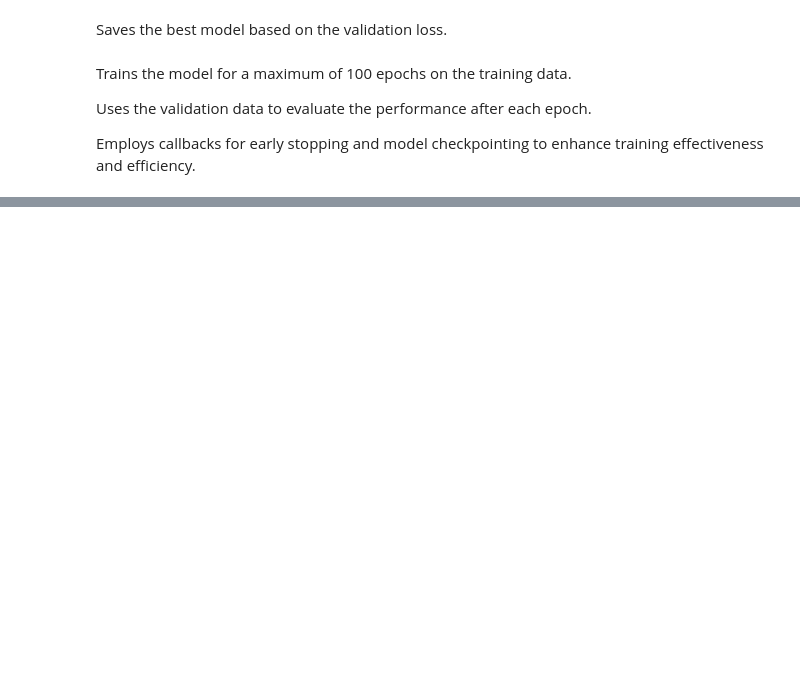
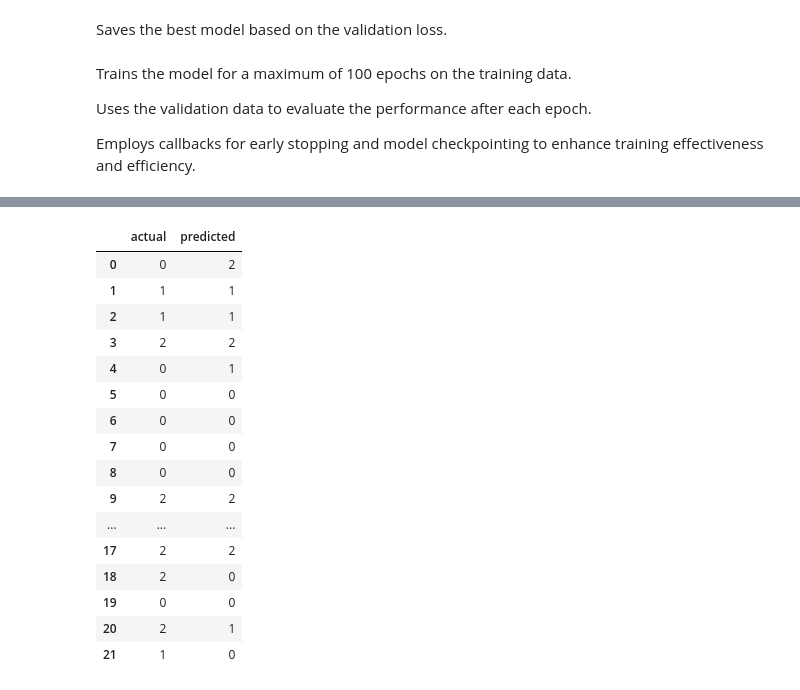
Before and after one commit to Enkhamgalan1230/CO559-ML-DL-Group-project, a Jupyter notebook: GroupProject_CO559.ipynb, the cells around one changed output, grey strips where cells are left out. Cells and saved outputs as stored; diff of their text form; code cells hidden in the pictures; blank space fills up the shorter version.

```diff
--- a/GroupProject_CO559.ipynb
+++ b/GroupProject_CO559.ipynb
@@ -661,12 +712,13 @@ A Dropout layer is included to reduce overfitting by randomly setting a fraction
 
 The final layer is a Dense layer with a softmax activation function, used to classify the images into num_label classes.
 # %%
+from tensorflow.keras.regularizers import l2
 model = keras.Sequential([
     keras.Input(shape=(224,224,3)),
     normalizer,
     mobile_net,
-    keras.layers.Dropout(0.2),
-    keras.layers.Dense(num_label, activation='softmax')
+    Dropout(0.25),  # Adding dropout; adjust the rate as needed
+    Dense(num_label, activation='softmax', kernel_regularizer=l2(0.01))  # Adding L2 regularization
 ])
 # %% [markdown]
 Compiles the model with the Adam optimizer and categorical crossentropy as the loss function, suitable for multi-class classification problems.
@@ -757,0 +828,21 @@ fig.show()
+# %%
+df = pd.DataFrame({'actual': y_test, 'predicted': prediction})
+df
+# %% [output]
+|  | actual | predicted |
+| 0 | 0 | 2 |
+| 1 | 1 | 1 |
+| 2 | 1 | 1 |
+| 3 | 2 | 2 |
+| 4 | 0 | 1 |
+| 5 | 0 | 0 |
+| 6 | 0 | 0 |
+| 7 | 0 | 0 |
+| 8 | 0 | 0 |
+| 9 | 2 | 2 |
+| ... | ... | ... |
+| 17 | 2 | 2 |
+| 18 | 2 | 0 |
+| 19 | 0 | 0 |
+| 20 | 2 | 1 |
+| 21 | 1 | 0 |
```
Also changed, not shown: parts of 60 cells of this notebook.
